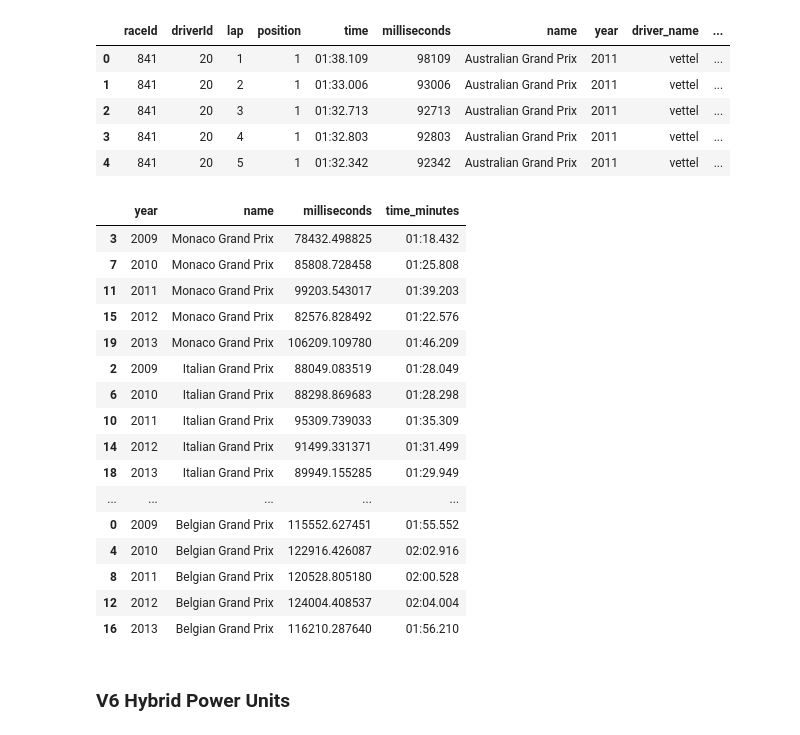
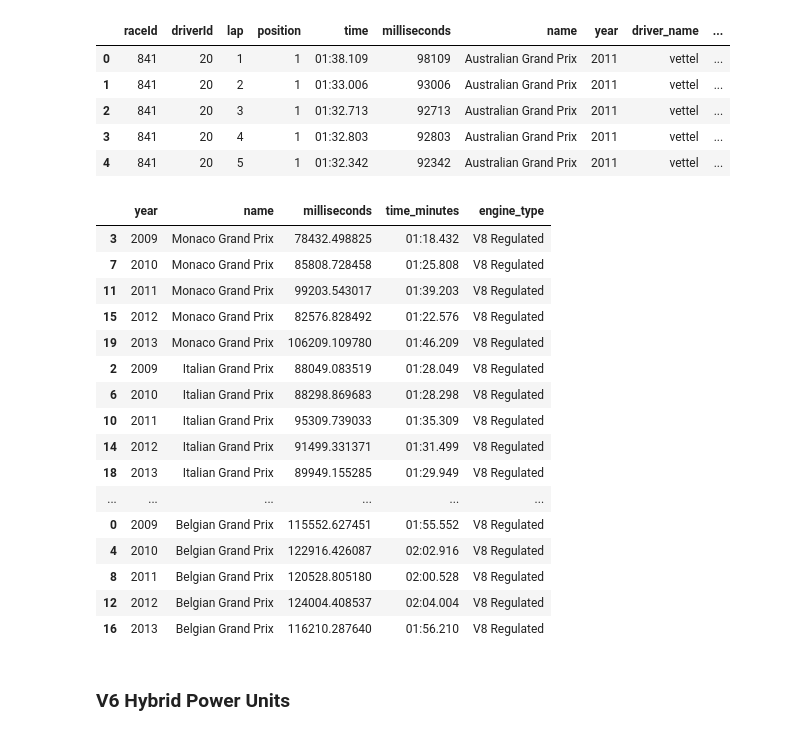
Before and after one commit to artthoufeelingitnow/F1-1950---2022-EDA, a Jupyter notebook: F1 Dataset (1950 - 2022 mid-season) EDA.ipynb, the cells around one changed output. Cells and saved outputs as stored; diff of their text form; code cells hidden in the pictures.

```diff
--- a/F1 Dataset (1950 - 2022 mid-season) EDA.ipynb
+++ b/F1 Dataset (1950 - 2022 mid-season) EDA.ipynb
@@ -2286,29 +2289,30 @@ laps_v8_newregs_engines_historic = laps_v8_newregs_engines.loc[(laps_v8_newregs_
 # %%
 avg_times_tracks_yearly_v8_reg = laps_v8_newregs_engines_historic.groupby(["year", "name"], as_index=False).agg({"milliseconds": "mean"})
 avg_times_tracks_yearly_v8_reg["time_minutes"] = pd.to_datetime(avg_times_tracks_yearly_v8_reg["milliseconds"], unit="ms").dt.strftime('%M:%S.%f').str[:-3]
+avg_times_tracks_yearly_v8_reg["engine_type"] = "V8 Regulated"
 
 avg_times_tracks_yearly_v8_reg = avg_times_tracks_yearly_v8_reg.sort_values(by=["name", "year"], ascending=[False, True])
 
 avg_times_tracks_yearly_v8_reg
 #avg_times_tracks_yearly_v8_reg.to_csv("working_datasets\\avg_times_tracks_yearly_v8_reg.csv")
 # %% [output]
-|  | year | name | milliseconds | time_minutes |
-| 3 | 2009 | Monaco Grand Prix | 78432.498825 | 01:18.432 |
-| 7 | 2010 | Monaco Grand Prix | 85808.728458 | 01:25.808 |
-| 11 | 2011 | Monaco Grand Prix | 99203.543017 | 01:39.203 |
-| 15 | 2012 | Monaco Grand Prix | 82576.828492 | 01:22.576 |
-| 19 | 2013 | Monaco Grand Prix | 106209.109780 | 01:46.209 |
-| 2 | 2009 | Italian Grand Prix | 88049.083519 | 01:28.049 |
-| 6 | 2010 | Italian Grand Prix | 88298.869683 | 01:28.298 |
-| 10 | 2011 | Italian Grand Prix | 95309.739033 | 01:35.309 |
-| 14 | 2012 | Italian Grand Prix | 91499.331371 | 01:31.499 |
-| 18 | 2013 | Italian Grand Prix | 89949.155285 | 01:29.949 |
-| ... | ... | ... | ... | ... |
-| 0 | 2009 | Belgian Grand Prix | 115552.627451 | 01:55.552 |
-| 4 | 2010 | Belgian Grand Prix | 122916.426087 | 02:02.916 |
-| 8 | 2011 | Belgian Grand Prix | 120528.805180 | 02:00.528 |
-| 12 | 2012 | Belgian Grand Prix | 124004.408537 | 02:04.004 |
-| 16 | 2013 | Belgian Grand Prix | 116210.287640 | 01:56.210 |
+|  | year | name | milliseconds | time_minutes | engine_type |
+| 3 | 2009 | Monaco Grand Prix | 78432.498825 | 01:18.432 | V8 Regulated |
+| 7 | 2010 | Monaco Grand Prix | 85808.728458 | 01:25.808 | V8 Regulated |
+| 11 | 2011 | Monaco Grand Prix | 99203.543017 | 01:39.203 | V8 Regulated |
+| 15 | 2012 | Monaco Grand Prix | 82576.828492 | 01:22.576 | V8 Regulated |
+| 19 | 2013 | Monaco Grand Prix | 106209.109780 | 01:46.209 | V8 Regulated |
+| 2 | 2009 | Italian Grand Prix | 88049.083519 | 01:28.049 | V8 Regulated |
+| 6 | 2010 | Italian Grand Prix | 88298.869683 | 01:28.298 | V8 Regulated |
+| 10 | 2011 | Italian Grand Prix | 95309.739033 | 01:35.309 | V8 Regulated |
+| 14 | 2012 | Italian Grand Prix | 91499.331371 | 01:31.499 | V8 Regulated |
+| 18 | 2013 | Italian Grand Prix | 89949.155285 | 01:29.949 | V8 Regulated |
+| ... | ... | ... | ... | ... | ... |
+| 0 | 2009 | Belgian Grand Prix | 115552.627451 | 01:55.552 | V8 Regulated |
+| 4 | 2010 | Belgian Grand Prix | 122916.426087 | 02:02.916 | V8 Regulated |
+| 8 | 2011 | Belgian Grand Prix | 120528.805180 | 02:00.528 | V8 Regulated |
+| 12 | 2012 | Belgian Grand Prix | 124004.408537 | 02:04.004 | V8 Regulated |
+| 16 | 2013 | Belgian Grand Prix | 116210.287640 | 01:56.210 | V8 Regulated |
 # %% [markdown]
 ### V6 Hybrid Power Units
 # %%
```
Also changed, not shown: parts of 11 cells of this notebook, 11 other files.
